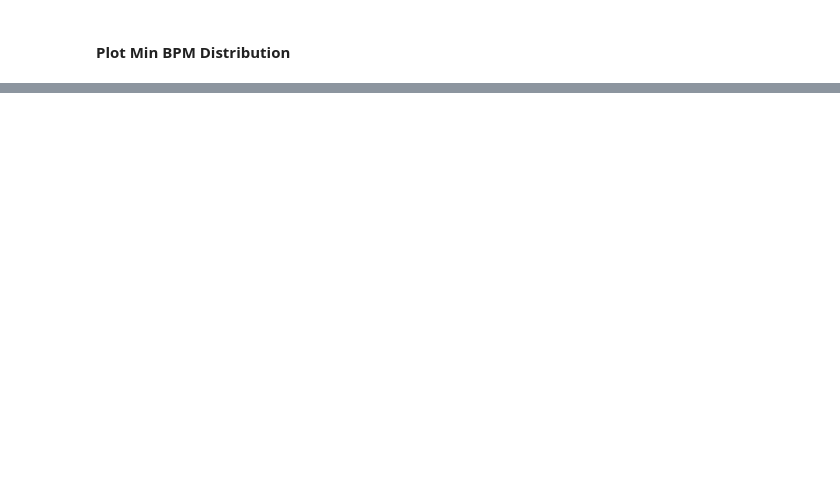
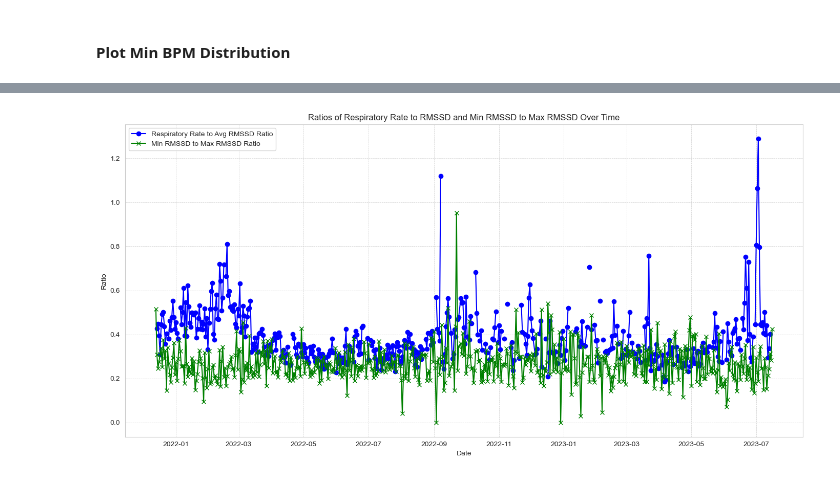
Before and after one commit to schbz/FitbitEDA, a Jupyter notebook: DataAnalysis.ipynb, the cells around one changed output, grey strips where cells are left out. Drawn from its saved outputs; the diff is of its cells as text; code cells hidden in the pictures; blank space fills up the shorter version.

```diff
--- a/DataAnalysis.ipynb
+++ b/DataAnalysis.ipynb
@@ -150,0 +318,42 @@ plt.show()
+# %%
+import pandas as pd
+import matplotlib.pyplot as plt
+import seaborn as sns
+
+# Read the data
+file_path = './output/DailyRates.csv'
+df = pd.read_csv(file_path)
+
+# Convert 'date' column to datetime format
+df['date'] = pd.to_datetime(df['date'])
+
+# Calculate the ratios
+# Handle division by zero by replacing any zero values with a small number
+eps = 1e-10
+df['respiratory_to_avg_rmssd'] = df['daily_respiratory_rate'] / (df['avg_rmssd'] + eps)
+df['min_to_max_rmssd'] = df['min_rmssd'] / (df['max_rmssd'] + eps)
+
+# Set the seaborn style for better visualization
+sns.set_style("whitegrid")
+
+# Plot the data
+plt.figure(figsize=(14, 7))
+
+# Plot ratio of respiratory rate to avg RMSSD
+plt.plot(df['date'], df['respiratory_to_avg_rmssd'], label='Respiratory Rate to Avg RMSSD Ratio', marker='o', color='blue')
+
+# Plot ratio of min RMSSD to max RMSSD
+plt.plot(df['date'], df['min_to_max_rmssd'], label='Min RMSSD to Max RMSSD Ratio', marker='x', color='green')
+
+# Set labels, title, and legend
+plt.xlabel('Date')
+plt.ylabel('Ratio')
+plt.title('Ratios of Respiratory Rate to RMSSD and Min RMSSD to Max RMSSD Over Time')
+plt.legend()
+plt.grid(True, which='both', linestyle='--', linewidth=0.5)
+plt.tight_layout()
+
+# Show the plot
+plt.show()
+# %% [output]
+[figure, added]
```
Also changed, not shown: parts of 12 cells of this notebook, 1 other file.
